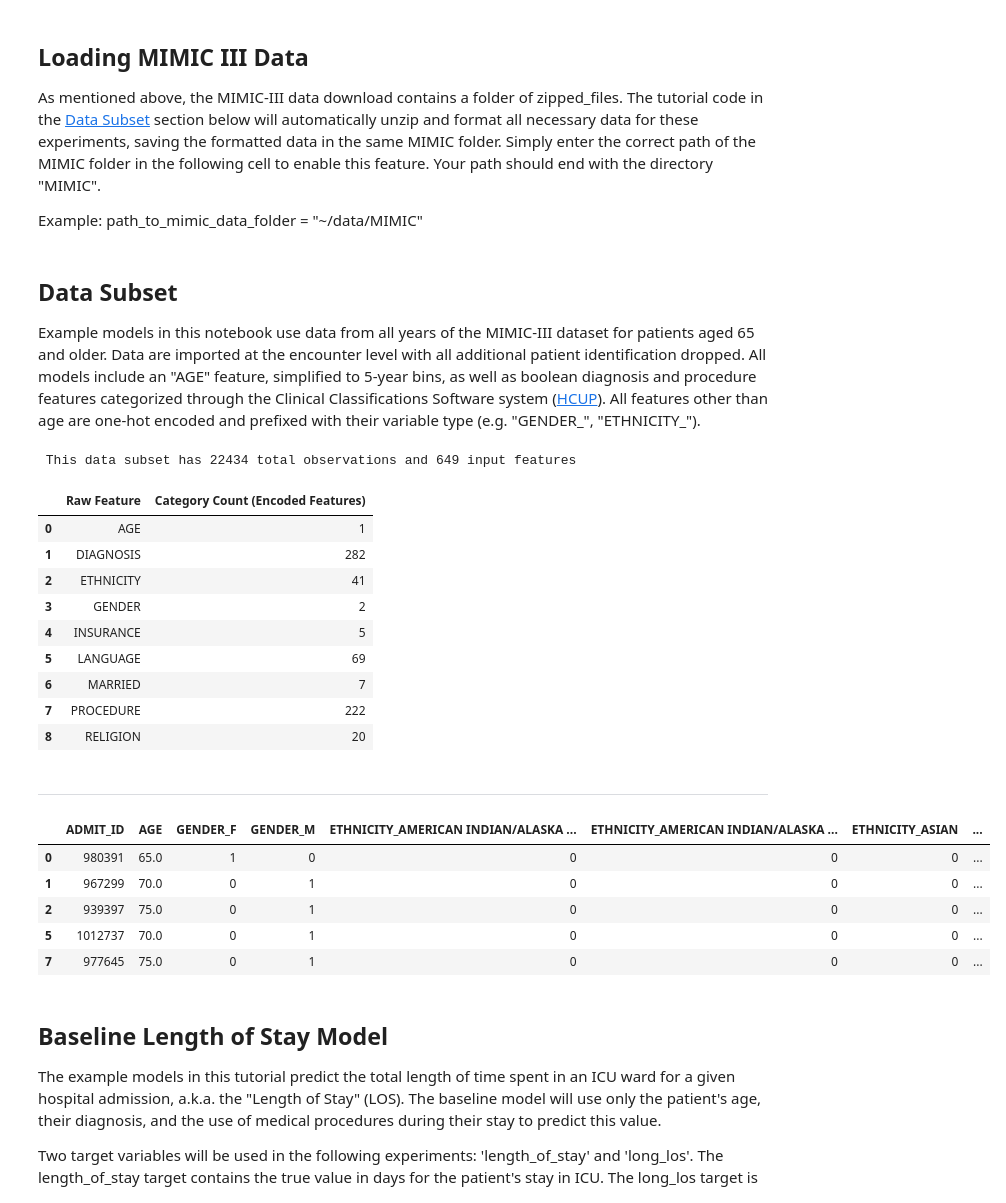
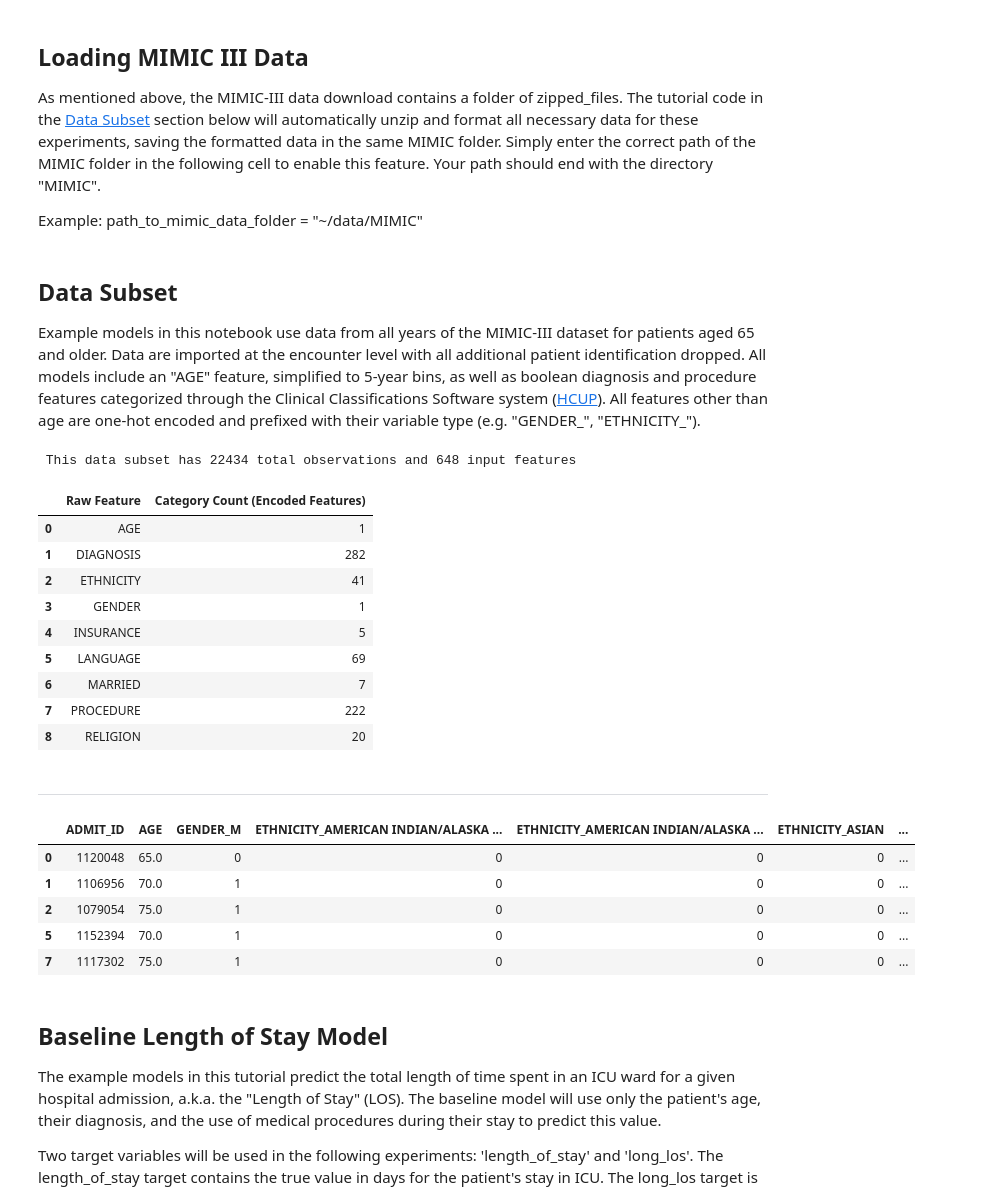
Before and after one commit to KenSciResearch/fairMLHealth, a Jupyter notebook: publications/KDD2020-FairnessInhealthcareML-TutorialNotebook.ipynb, the cells around one changed output. Drawn from its saved outputs; the diff is of its cells as text; code cells hidden in the pictures.

```diff
--- a/fairMLHealth/tutorial_and_examples/kdd_fairness_in_healthcare_tutorial.ipynb
+++ b/publications/KDD2020-FairnessInhealthcareML-TutorialNotebook.ipynb
@@ -89,33 +113,37 @@ Example: path_to_mimic_data_folder = "~/data/MIMIC"
 # path_to_mimic_data_folder = "[path to your downloaded data folder]"
 path_to_mimic_data_folder = "~/data/MIMIC"
 # %% [markdown]
-## Data Subset <a id="datasubset"></a>
+## Data Subset <a id = "datasubset"></a>
 Example models in this notebook use data from all years of the MIMIC-III dataset for patients aged 65 and older. Data are imported at the encounter level with all additional patient identification dropped. All models include an "AGE" feature, simplified to 5-year bins, as well as boolean diagnosis and procedure features categorized through the Clinical Classifications Software system ([HCUP](https://www.hcup-us.ahrq.gov/toolssoftware/ccs/ccs.jsp)). All features other than age are one-hot encoded and prefixed with their variable type (e.g. "GENDER_", "ETHNICITY_").
 # %%
-df = helpers.load_example_data(path_to_mimic_data_folder)
-df = df.loc[df['AGE'].ge(65),:]
+# Load data and subset to ages 65+
+df = helpers.load_mimic3_example(path_to_mimic_data_folder)
+df = df.loc[df['AGE'].ge(65), :]
+df.drop('GENDER_F', axis = 1, inplace = True) # Redundant with GENDER_M
+
+# Show variable count and feature examples
 helpers.print_feature_table(df)
 display(Markdown('---'))
 display(df.head())
 # %% [output]
- This data subset has 22434 total observations and 649 input features
+ This data subset has 22434 total observations and 648 input features
 |  | Raw Feature | Category Count (Encoded Features) |
 | 0 | AGE | 1 |
 | 1 | DIAGNOSIS | 282 |
 | 2 | ETHNICITY | 41 |
-| 3 | GENDER | 2 |
+| 3 | GENDER | 1 |
 | 4 | INSURANCE | 5 |
 | 5 | LANGUAGE | 69 |
 | 6 | MARRIED | 7 |
 | 7 | PROCEDURE | 222 |
 | 8 | RELIGION | 20 |
 ---
-|  | ADMIT_ID | AGE | GENDER_F | GENDER_M | ETHNICITY_AMERICAN INDIAN/ALASKA ... | ETHNICITY_AMERICAN INDIAN/ALASKA ... | ETHNICITY_ASIAN | ... |
-| 0 | 980391 | 65.0 | 1 | 0 | 0 | 0 | 0 | ... |
-| 1 | 967299 | 70.0 | 0 | 1 | 0 | 0 | 0 | ... |
-| 2 | 939397 | 75.0 | 0 | 1 | 0 | 0 | 0 | ... |
-| 5 | 1012737 | 70.0 | 0 | 1 | 0 | 0 | 0 | ... |
-| 7 | 977645 | 75.0 | 0 | 1 | 0 | 0 | 0 | ... |
+|  | ADMIT_ID | AGE | GENDER_M | ETHNICITY_AMERICAN INDIAN/ALASKA ... | ETHNICITY_AMERICAN INDIAN/ALASKA ... | ETHNICITY_ASIAN | ... |
+| 0 | 1120048 | 65.0 | 0 | 0 | 0 | 0 | ... |
+| 1 | 1106956 | 70.0 | 1 | 0 | 0 | 0 | ... |
+| 2 | 1079054 | 75.0 | 1 | 0 | 0 | 0 | ... |
+| 5 | 1152394 | 70.0 | 1 | 0 | 0 | 0 | ... |
+| 7 | 1117302 | 75.0 | 1 | 0 | 0 | 0 | ... |
 # %% [markdown]
 ## Baseline Length of Stay Model
 The example models in this tutorial predict the total length of time spent in an ICU ward for a given hospital admission, a.k.a. the "Length of Stay" (LOS). The baseline model will use only the patient's age, their diagnosis, and the use of medical procedures during their stay to predict this value.
```
Also changed, not shown: parts of 80 cells of this notebook, 32 other files.
